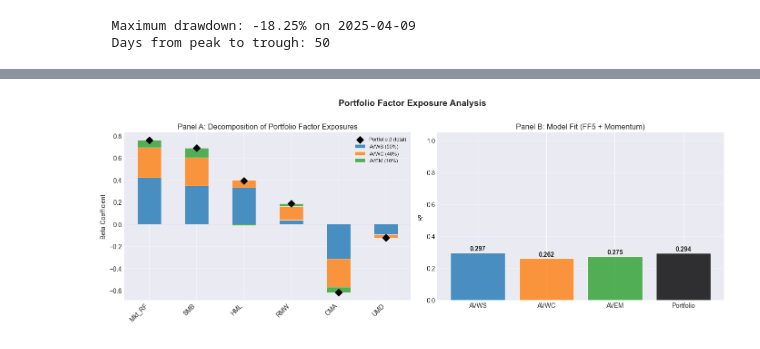
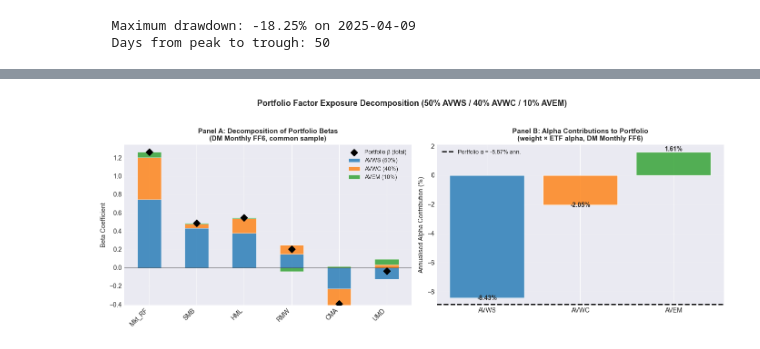
Before and after one commit to beachnoir/FamaFrench, a Jupyter notebook: 05_Practical_Factor_Investing.ipynb, the cells around one changed output, grey strips where cells are left out. Saved outputs shown, nothing was run; the diff lists cells and outputs as text; code cells hidden in the pictures.

Commit message:
Go to monthly returns to eliminate asynchronous trading attenuation

```diff
--- a/05_Practical_Factor_Investing.ipynb
+++ b/05_Practical_Factor_Investing.ipynb
@@ -402,9 +428,8 @@ for ticker, name in etf_tickers.items():
     fx_aligned = eurusd.reindex(ret_eur.index, method='ffill')
     fx_ret = fx_aligned.pct_change()
 
-    # Convert to USD: R_usd ≈ R_eur + R_fx + R_eur * R_fx
-    # For daily returns, the cross-term is negligible
-    ret_usd = ret_eur + fx_ret + ret_eur * fx_ret
+    # Convert to USD: R_usd = (1 + R_eur)(1 + R_fx) - 1
+    ret_usd = (1 + ret_eur) * (1 + fx_ret) - 1
     ret_usd = ret_usd.dropna()
 
     # Convert to percentage points to match FF factor data
@@ -1471,15 +1385,15 @@ UMD               -0.1239     0.1433     -0.865     0.3873
 # ============================================================================
 # 7.2 — Verify Linearity: Weighted-Average Betas vs. Portfolio Betas
 # ============================================================================
+# For exact linearity, all ETFs must be regressed on the SAME factors & sample.
+# We re-run individual ETF regressions using DM monthly factors on common months.
 
-# Re-run individual ETF regressions on the SAME common sample
 etf_results_common = {}
 weight_map = {'AVWS.DE': 0.50, 'AVWC.DE': 0.40, 'AVEM.DE': 0.10}
 
 for ticker in etf_tickers:
     short = ticker.replace('.DE', '')
-    # Build a temp DataFrame with the common-sample data
-    temp_df = port_data[[f'{short}_excess'] + ff6_cols].copy()
+    temp_df = port_monthly[[f'{short}_excess'] + ff6_cols].copy()
     temp_df = temp_df.rename(columns={f'{short}_excess': 'Excess_Return'})
     res_i, _ = run_factor_regression(temp_df, ff6_cols, ticker)
     etf_results_common[ticker] = res_i
@@ -1487,7 +1401,8 @@ for ticker in etf_tickers:
 # Compute weighted-average betas
 param_names = ['Alpha'] + ff6_cols
 print("=" * 75)
-print("Linearity Verification: Portfolio β  vs.  Σ wᵢ · βᵢ  (FF6 model)")
+print("Linearity Verification: Portfolio β  vs.  Σ wᵢ · βᵢ  (FF6, DM Monthly)")
+print("  Note: All ETFs regressed on DM monthly factors on the same sample")
 print("=" * 75)
 print(f"  {'Factor':<10s}  {'Portfolio β':>12s}  {'Weighted Avg':>12s}  {'Difference':>12s}")
 print("  " + "-" * 50)
@@ -1501,7 +1416,7 @@ for j, factor in enumerate(param_names):
 
 print()
 print("  Differences are at machine precision — linearity of OLS confirmed.")
-print("  This means portfolio factor exposure is fully determined by the")
-print("  individual ETF exposures and portfolio weights.")
+print("  When all ETFs use the same factors and sample, portfolio factor")
+print("  exposure is fully determined by individual exposures and weights.")
 # %% [output]
 ===========================================================================
@@ -1523,6 +1439,6 @@ Linearity Verification: Portfolio β  vs.  Σ wᵢ · βᵢ  (FF6 model)
 # %%
 # ============================================================================
-# 7.3 — Portfolio Factor Exposure Decomposition
+# 7.3 — Portfolio Factor Exposure Decomposition (Monthly, DM Factors)
 # ============================================================================
 
 fig, axes = plt.subplots(1, 2, figsize=(14, 5))
@@ -1548,52 +1464,60 @@ bottom_neg = np.zeros(len(factor_labels))
 
 for i, ticker in enumerate(etf_list):
     short = ticker.replace('.DE', '')
     vals = np.array([contributions[f][i] for f in factor_labels])
     pos_vals = np.where(vals >= 0, vals, 0)
     neg_vals = np.where(vals < 0, vals, 0)
 
     axes[0].bar(x, pos_vals, width, bottom=bottom_pos,
                 label=f'{short} ({weight_map[ticker]:.0%})',
                 color=colours[ticker], alpha=0.8, edgecolor='white', linewidth=0.5)
     axes[0].bar(x, neg_vals, width, bottom=bottom_neg,
                 color=colours[ticker], alpha=0.8, edgecolor='white', linewidth=0.5)
     bottom_pos += pos_vals
     bottom_neg += neg_vals
 
 # Overlay the total portfolio beta as markers
 port_betas = [res_port_6f.params[ff6_cols.index(f) + 1] for f in factor_labels]
 axes[0].scatter(x, port_betas, color='black', zorder=5, s=60, marker='D',
                 label='Portfolio β (total)')
 
 axes[0].set_xticks(x)
 axes[0].set_xticklabels(factor_labels, rotation=45, ha='right')
 axes[0].set_ylabel('Beta Coefficient')
-axes[0].set_title('Panel A: Decomposition of Portfolio Factor Exposures')
-axes[0].legend(loc='best', fontsize=8)
-axes[0].axhline(0, color='grey', linewidth=0.5)
-axes[0].grid(True, alpha=0.3, axis='y')
+axes[0].set_title('Panel A: Decomposition of Portfolio Betas\n(DM Monthly FF6, common sample)',
+                   fontweight='bold', fontsize=11)
+axes[0].legend(loc='upper right', fontsize=9)
+axes[0].axhline(0, color='black', linewidth=0.5)
+axes[0].grid(True, alpha=0.2, axis='y')
 
-# Panel B: R² comparison
-r2_vals = [etf_results_common[t].rsquared for t in etf_list]
-r2_vals.append(res_port_6f.rsquared)
-labels = etf_short + ['Portfolio']
-bar_colours = [colours[t] for t in etf_list] + ['black']
+# Panel B: Alpha decomposition
+alpha_contributions = [weight_map[t] * etf_results_common[t].params[0] * 12  # annualise
+                       for t in etf_list]
+port_alpha_ann = res_port_6f.params[0] * 12
 
-bars = axes[1].bar(labels, r2_vals, color=bar_colours, alpha=0.8, edgecolor='white')
-for bar, val in zip(bars, r2_vals):
-    axes[1].text(bar.get_x() + bar.get_width()/2, bar.get_height() + 0.005,
-                 f'{val:.3f}', ha='center', va='bottom', fontsize=10, fontweight='bold')
+bars = axes[1].bar(etf_short, alpha_contributions,
+                   color=[colours[t] for t in etf_list], alpha=0.8, edgecolor='white')
+axes[1].axhline(port_alpha_ann, color='black', linewidth=2, linestyle='--',
+                label=f'Portfolio α = {port_alpha_ann:.2f}% ann.')
+axes[1].set_ylabel('Annualised Alpha Contribution (%)')
+axes[1].set_title('Panel B: Alpha Contributions to Portfolio\n(weight × ETF alpha, DM Monthly FF6)',
+                   fontweight='bold', fontsize=11)
+axes[1].legend(fontsize=9)
+axes[1].grid(True, alpha=0.2, axis='y')
 
-axes[1].set_ylabel('R²')
-axes[1].set_title('Panel B: Model Fit (FF5 + Momentum)')
-axes[1].set_ylim(0, 1.05)
-axes[1].grid(True, alpha=0.3, axis='y')
+# Add value labels
+for bar, val in zip(bars, alpha_contributions):
+    ypos = bar.get_height() + 0.05 if bar.get_height() >= 0 else bar.get_height() - 0.15
+    axes[1].text(bar.get_x() + bar.get_width()/2, ypos, f'{val:.2f}%',
+                 ha='center', fontsize=10, fontweight='bold')
 
-fig.suptitle('Portfolio Factor Exposure Analysis', fontsize=14, fontweight='bold', y=1.01)
+plt.suptitle('Portfolio Factor Exposure Decomposition (50% AVWS / 40% AVWC / 10% AVEM)',
+             fontsize=13, fontweight='bold', y=1.03)
 plt.tight_layout()
+plt.savefig('avantis_portfolio_decomposition.png', dpi=100, bbox_inches='tight')
 plt.show()
 # %% [output]
-[figure, old version]
+[figure, new version]
 # %% [markdown]
 ---
 
```
Also changed, not shown: parts of 15 cells of this notebook.
